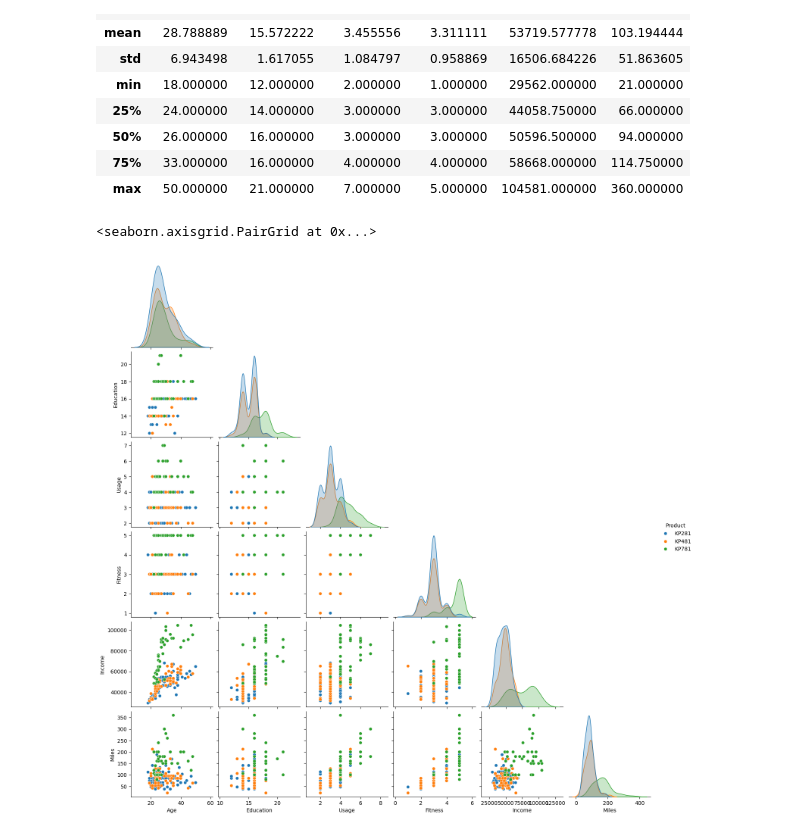
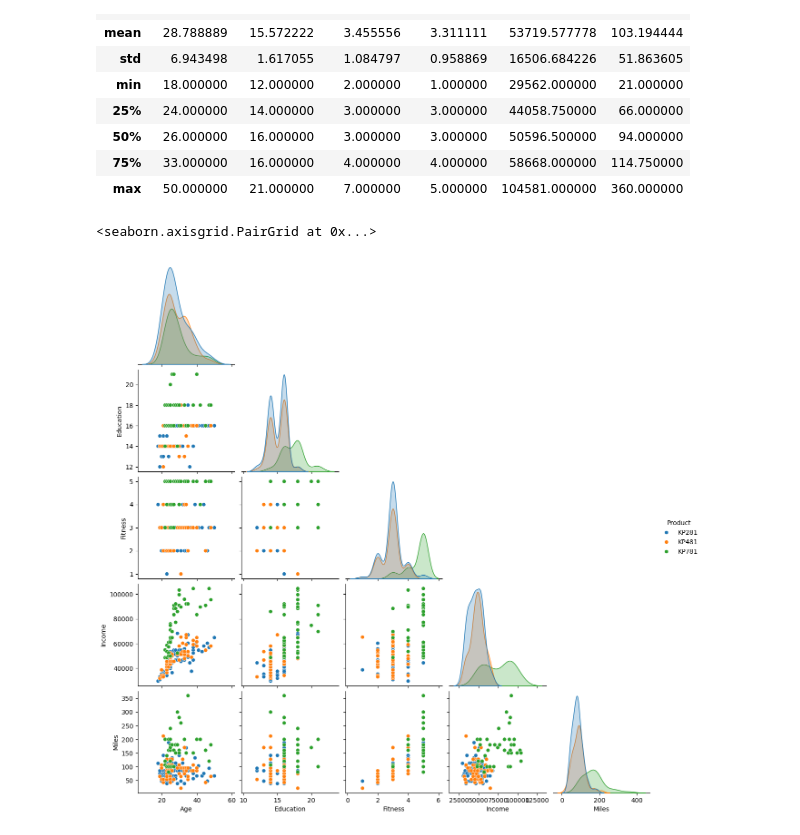
Before and after one commit to asn5995/data-science-projects, a Jupyter notebook: DP1.ipynb, the cells around one changed output. Cells and saved outputs as stored; diff of their text form; code cells hidden in the pictures.

```diff
--- a/DP1.ipynb
+++ b/DP1.ipynb
@@ -76,7 +76,7 @@ df.describe()
 | 75% | 33.000000 | 16.000000 | 4.000000 | 4.000000 | 58668.000000 | 114.750000 |
 | max | 50.000000 | 21.000000 | 7.000000 | 5.000000 | 104581.000000 | 360.000000 |
 # %%
-sns.pairplot(data=df,hue='Product',diag_kind='kde',corner=True)
+sns.pairplot(data=df[['Product','Age','Education','Fitness','Income','Miles']],hue='Product',diag_kind='kde',corner=True)
 # %% [output]
 <seaborn.axisgrid.PairGrid at 0x...>
-[figure, old version]
+[figure, new version]
```
Also changed, not shown: parts of 1 cell of this notebook.
